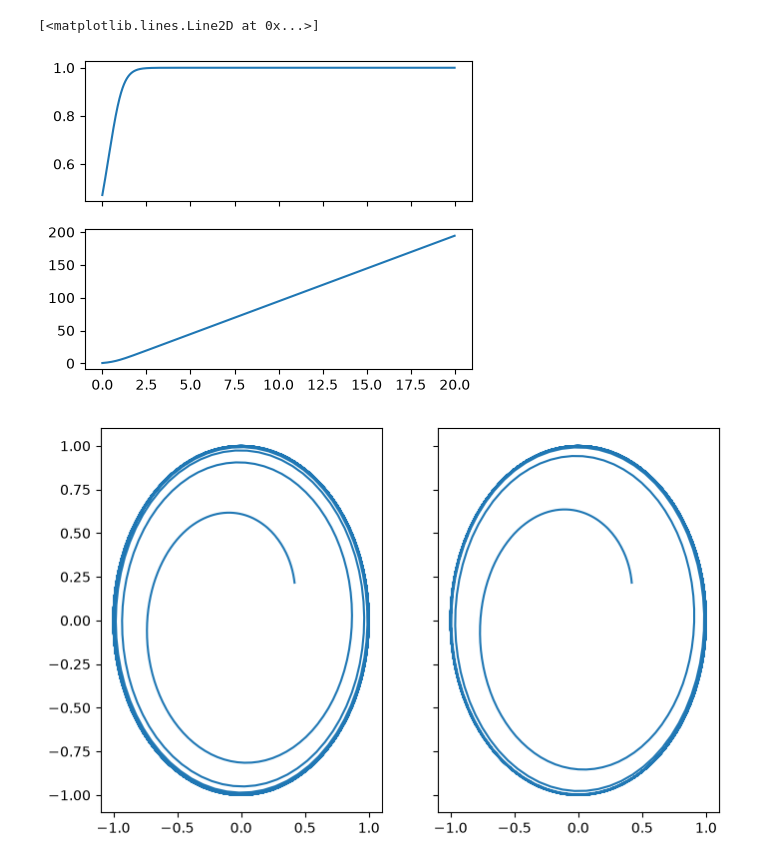
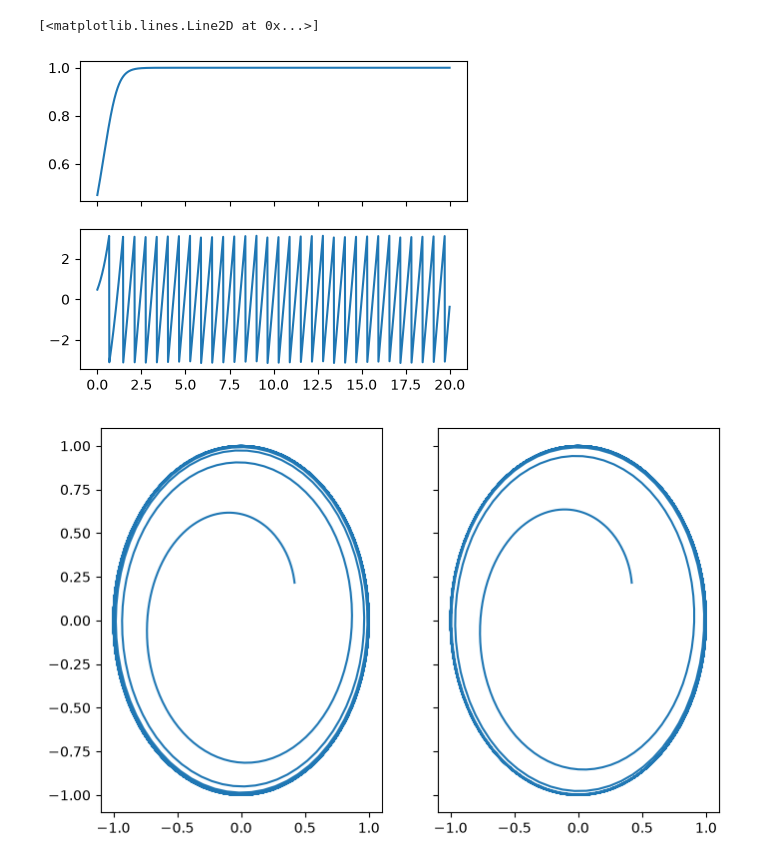
Before and after one commit to Jhko725/deep_isochron, a Jupyter notebook: prototype.ipynb, the cells around one changed output. Saved outputs shown, nothing was run; the diff lists cells and outputs as text; code cells hidden in the pictures.

```diff
--- a/prototype.ipynb
+++ b/prototype.ipynb
@@ -6,7 +6,12 @@ import jax
 import jax.numpy as jnp
 import matplotlib.pyplot as plt
 import optax
-from deep_isochron.misc import cartesian_to_polar, polar_to_cartesian
+from deep_isochron.data import (
+    mixed_windows,
+    TimeSeriesDataSource,
+    transient_weight,
+    windows,
+)
 from deep_isochron.model.conjugacy import ConjugateLatentDynamics
 from deep_isochron.model.invertible import (
     AffineCoupling,
@@ -19,21 +24,15 @@ from deep_isochron.model.invertible import (
     SequentialINN,
     SinhConjugation,
 )
+from deep_isochron.systems import BautinNormalForm, HopfNormalForm, SolverConfig
 from deep_isochron.systems.fitzhugh_nagumo import FitzhughNagumo
-from deep_isochron.systems import BautinNormalForm, HopfNormalForm, SolverConfig
-from deep_isochron.data import (
-    TimeSeriesDataSource,
-    mixed_windows,
-    transient_weight,
-    windows,
-)
 from deep_isochron.training import Trainer
 from deep_isochron.training.losses import ConjugacyTrajectoryLoss
 from jaxtyping import Array, Float, PRNGKeyArray
 
 
 jax.config.update("jax_enable_x64", True)
-jax.config.update("jax_default_device", jax.devices("gpu")[3])
+jax.config.update("jax_default_device", jax.devices("gpu")[0])
 # %%
 normal_form = HopfNormalForm(a=1.0, w=10.0, w0=0.1)
 
@@ -46,13 +45,13 @@ Array(0.1, dtype=float64, weak_type=True)
 ts = jnp.arange(0, 20.0, 0.01)
 y0 = jax.random.uniform(jax.random.key(0), shape=(normal_form.dim,))
 # %%
-traj = jax.vmap(normal_form2.to_polar)(normal_form2.flow(ts, y0))  # (r, theta)
+traj = jax.vmap(normal_form2.to_polar)(normal_form2.flow(ts, y0).ys)  # (r, theta)
 fig, axes = plt.subplots(2, 1, figsize=(5, 4), sharex=True)
 axes[0].plot(ts, traj[:, 0])
 axes[1].plot(ts, traj[:, 1])
 # %% [output]
 [<matplotlib.lines.Line2D at 0x...>]
-[figure, old version]
+[figure, new version]
 # %%
 fig, axes = plt.subplots(1, 2, figsize=(8, 5), sharex=True, sharey=True)
 for ax, nf in zip(axes, (normal_form, normal_form2)):
```
Also changed, not shown: parts of 3 cells of this notebook, 1 other file.
